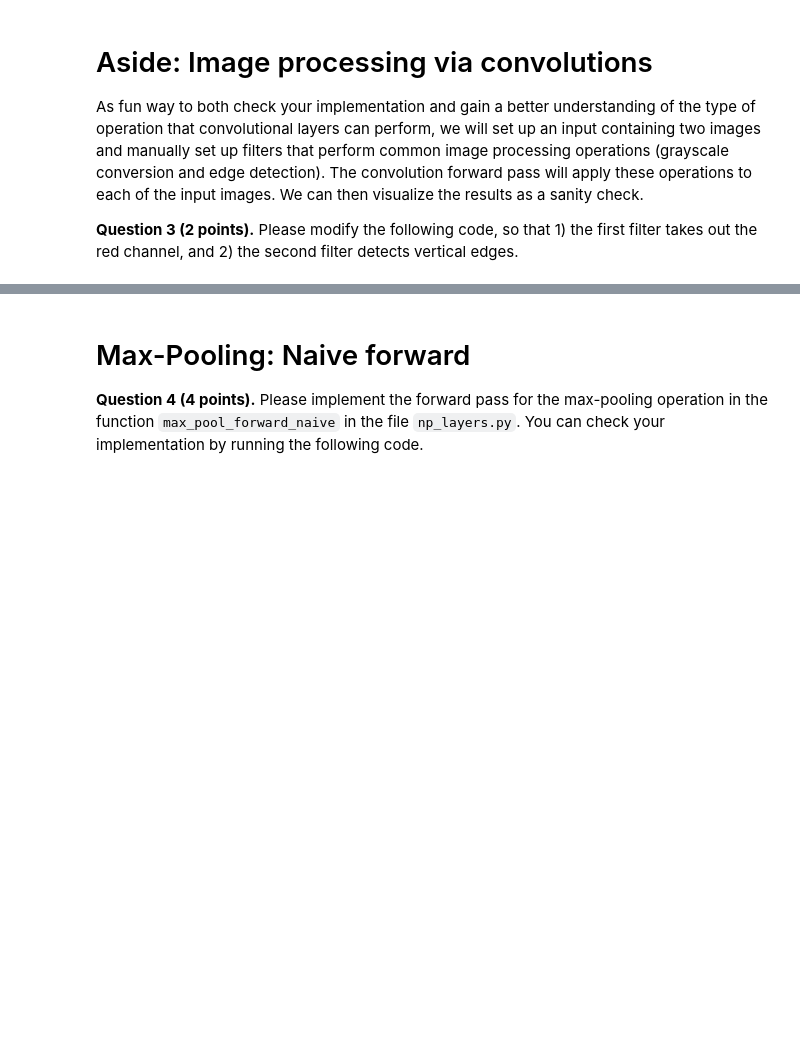
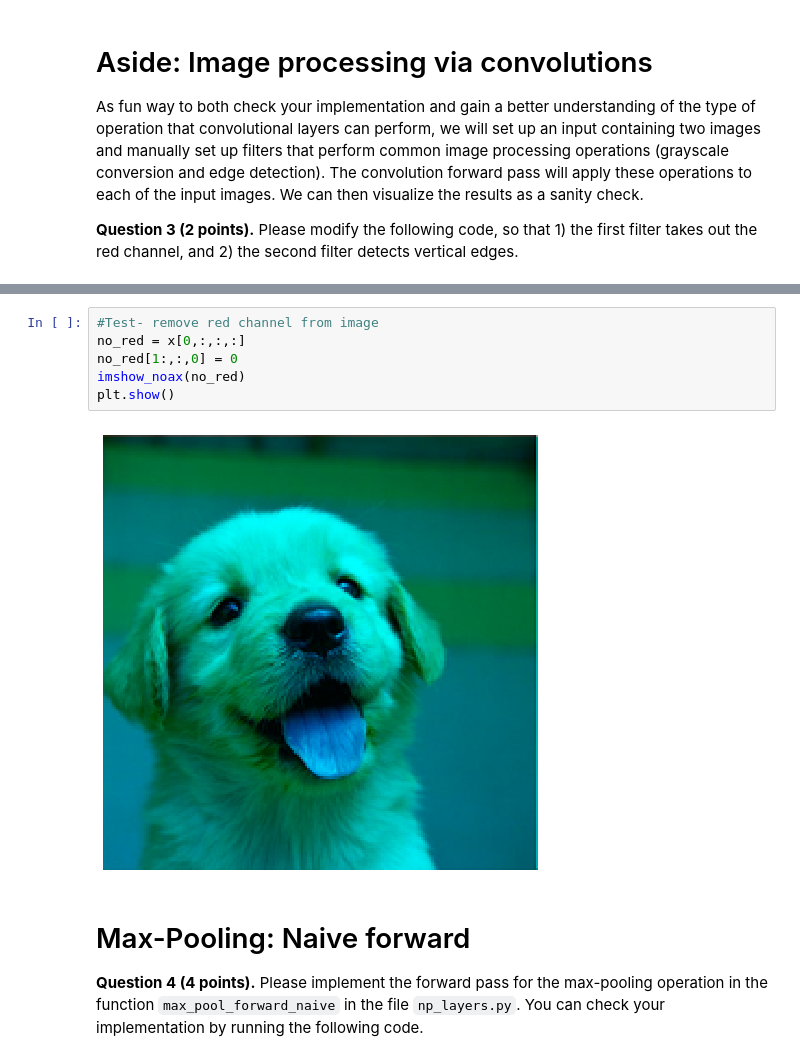
Before and after one commit to mcdermatt/dnn, a Jupyter notebook: HW3/notebook.ipynb, the cells around one changed output, grey strips where cells are left out. Drawn from its saved outputs; the diff is of its cells as text; blank space fills up the shorter version.

```diff
--- a/HW3/notebook.ipynb
+++ b/HW3/notebook.ipynb
@@ -209,3 +219,11 @@ W =  200  WW =  3  H =  200  HH =  3
+# %%
+#Test- remove red channel from image
+no_red = x[0,:,:,:]
+no_red[1:,:,0] = 0
+imshow_noax(no_red)
+plt.show()
+# %% [output]
+[figure, added]
 # %% [markdown]
 # Max-Pooling: Naive forward
 
```
Also changed, not shown: parts of 9 cells of this notebook, 6 other files.
